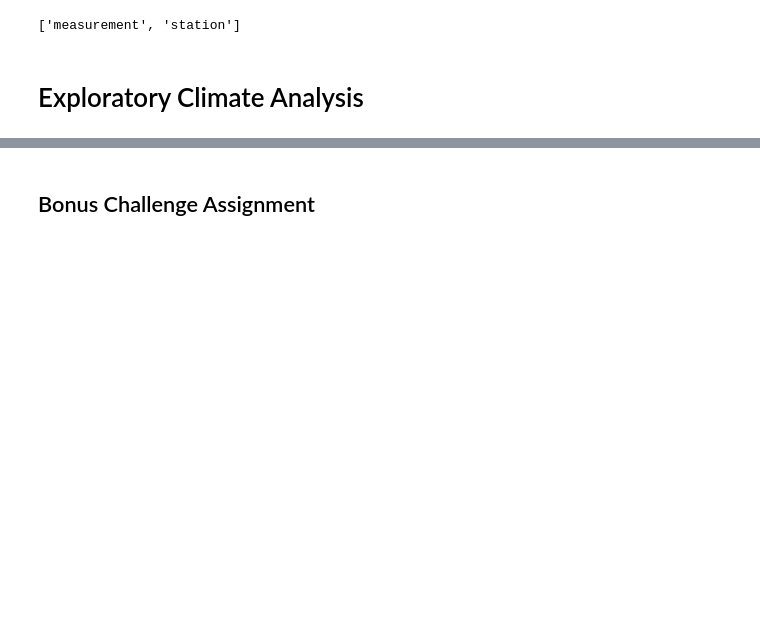
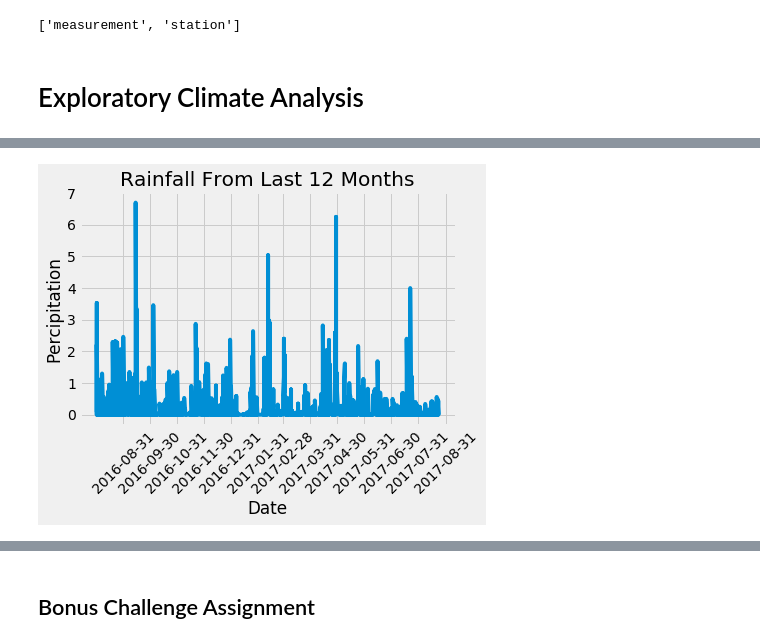
Before and after one commit to Al-Faust/sqlalchemy-challenge, a Jupyter notebook: Instructions/climate_starter.ipynb, the cells around one changed output, grey strips where cells are left out. Saved outputs shown, nothing was run; the diff lists cells and outputs as text; code cells hidden in the pictures; blank space fills up the shorter version.

```diff
--- a/Instructions/climate_starter.ipynb
+++ b/Instructions/climate_starter.ipynb
@@ -132,5 +133,15 @@ year_monthly_df
 | 2017-06-30 | 0.107435 | 77.219895 |
 | 2017-07-31 | 0.122268 | 78.484536 |
 | 2017-08-31 | 0.056923 | 78.824176 |
+# %%
+plt.plot(year_df.index, year_df['Percipitation'])
+plt.xlabel('Date')
+plt.xticks(year_monthly_df.index)
+plt.xticks(rotation=45)
+plt.ylabel('Percipitation')
+plt.title('Rainfall From Last 12 Months')
+plt.show()
+# %% [output]
+[figure, added]
 # %%
 # Use Pandas Plotting with Matplotlib to plot the data
```
Also changed, not shown: parts of 10 cells of this notebook, 1 other file.
